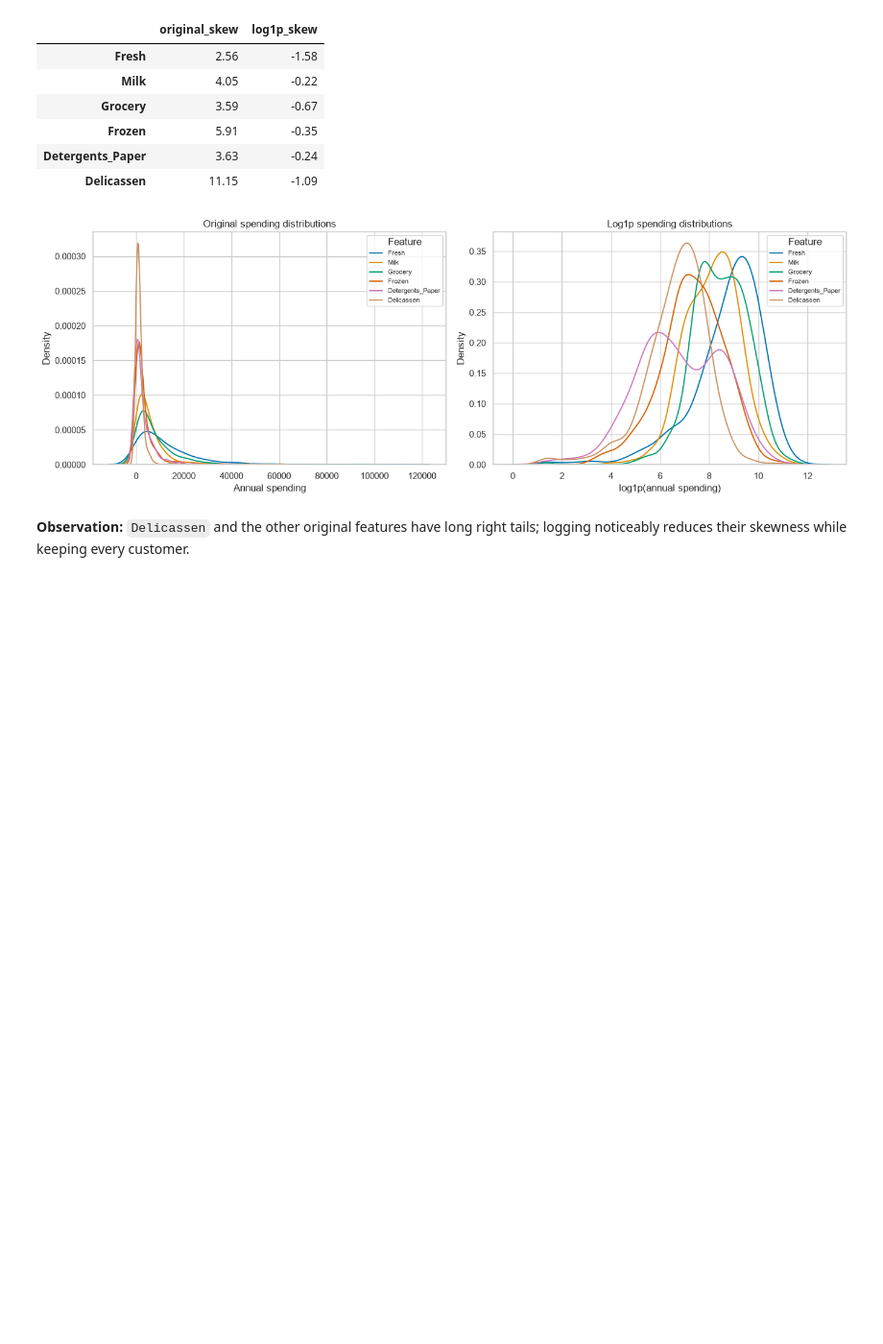
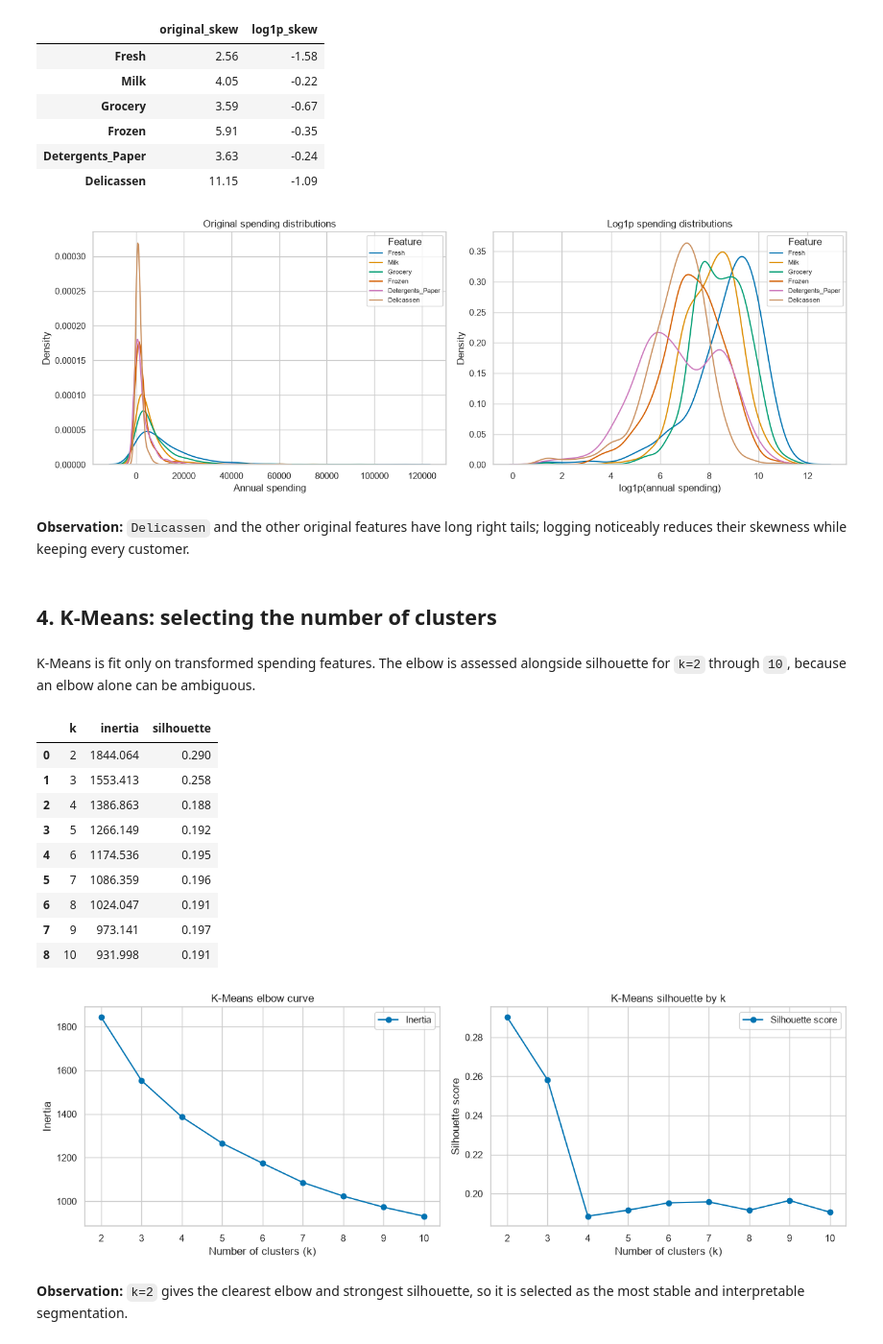
Before and after one commit to arhamgarg/ml-capstone, a Jupyter notebook: notebooks/clustering.ipynb, the cells around one changed output. Shown at 96% size. Saved outputs shown, nothing was run; the diff lists cells and outputs as text; code cells hidden in the pictures; blank space fills up the shorter version.

Commit message:
feat(clustering): add K-Means with elbow and silhouette

```diff
--- a/notebooks/clustering.ipynb
+++ b/notebooks/clustering.ipynb
@@ -99,3 +99,43 @@ X = StandardScaler().fit_transform(np.log1p(df[FEATURES]))
 [figure]
 # %% [markdown]
 **Observation:** `Delicassen` and the other original features have long right tails; logging noticeably reduces their skewness while keeping every customer.
+# %% [markdown]
+## 4. K-Means: selecting the number of clusters
+# %% [markdown]
+K-Means is fit only on transformed spending features. The elbow is assessed alongside silhouette for `k=2` through `10`, because an elbow alone can be ambiguous.
+# %%
+sel = []
+
+for k in range(2,11):
+ y = KMeans(k,random_state=RANDOM_STATE,n_init=20).fit_predict(X)
+ sel.append((k,KMeans(k,random_state=RANDOM_STATE,n_init=20).fit(X).inertia_,silhouette_score(X,y)))
+
+sel = pd.DataFrame(sel,columns=["k","inertia","silhouette"])
+
+display(sel.round(3))
+fig,ax=plt.subplots(1,2,figsize=(13,4.5))
+ax[0].plot(sel.k,sel.inertia,"o-",label="Inertia")
+ax[0].set(title="K-Means elbow curve",xlabel="Number of clusters (k)",ylabel="Inertia")
+ax[0].legend()
+ax[1].plot(sel.k,sel.silhouette,"o-",label="Silhouette score")
+ax[1].set(title="K-Means silhouette by k",xlabel="Number of clusters (k)",ylabel="Silhouette score")
+ax[1].legend()
+plt.tight_layout()
+plt.show()
+K = 2
+km = KMeans(K,random_state=RANDOM_STATE,n_init=20)
+km_y=km.fit_predict(X)
+# %% [output]
+|  | k | inertia | silhouette |
+| 0 | 2 | 1844.064 | 0.290 |
+| 1 | 3 | 1553.413 | 0.258 |
+| 2 | 4 | 1386.863 | 0.188 |
+| 3 | 5 | 1266.149 | 0.192 |
+| 4 | 6 | 1174.536 | 0.195 |
+| 5 | 7 | 1086.359 | 0.196 |
+| 6 | 8 | 1024.047 | 0.191 |
+| 7 | 9 | 973.141 | 0.197 |
+| 8 | 10 | 931.998 | 0.191 |
+[figure, added]
+# %% [markdown]
+**Observation:** `k=2` gives the clearest elbow and strongest silhouette, so it is selected as the most stable and interpretable segmentation.
```
